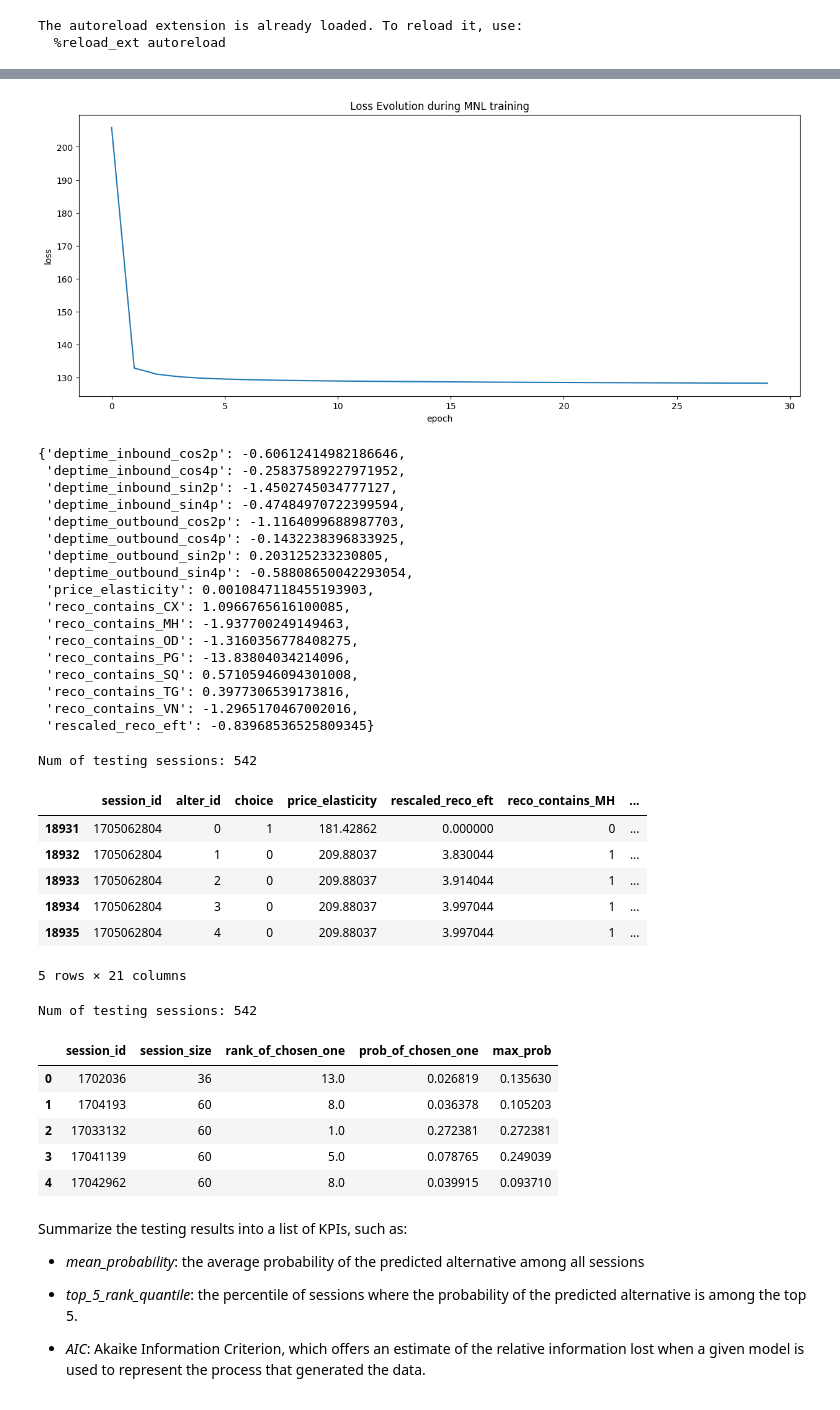
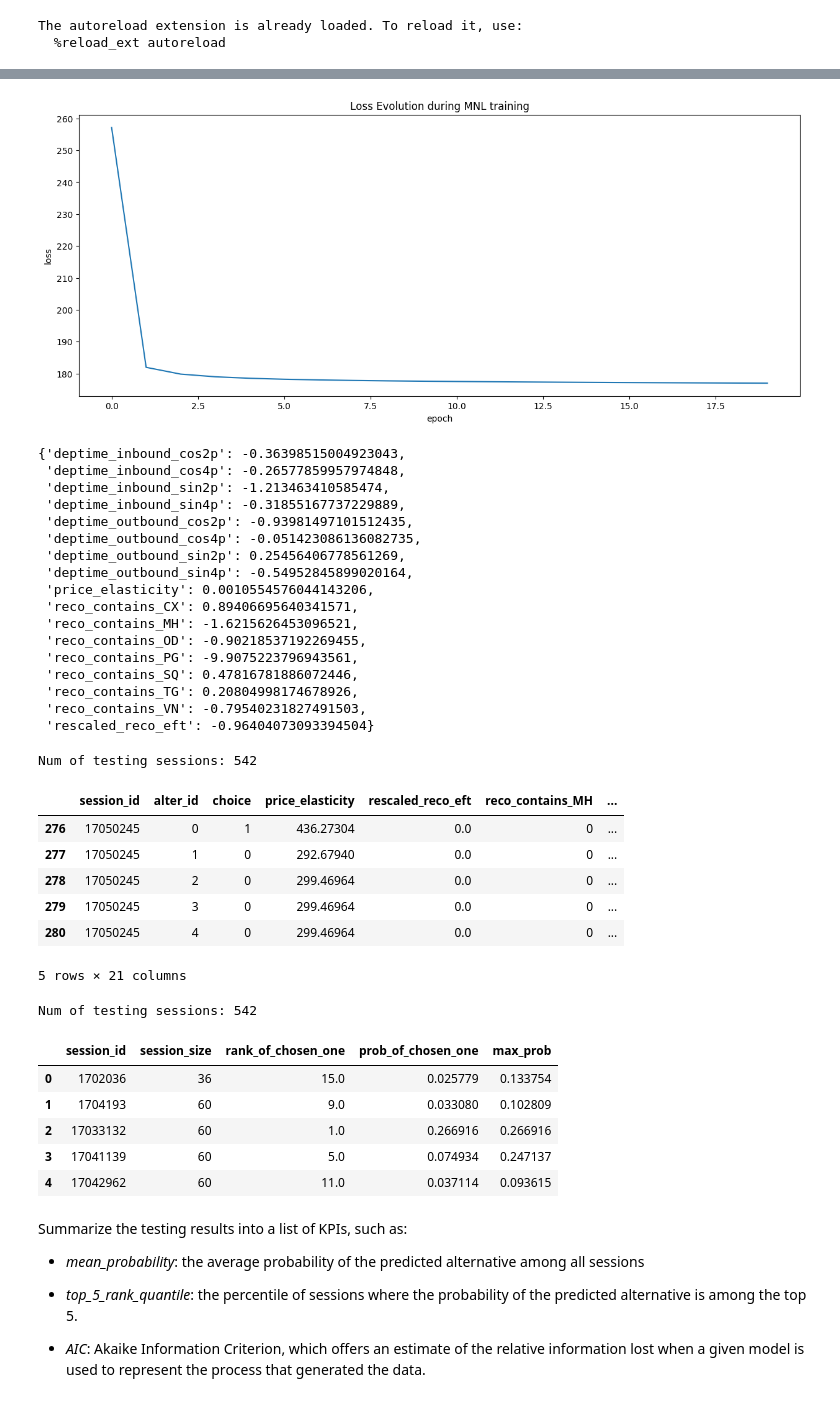
Before and after one commit to liaison/Multinomial-Logistic-Regression, a Jupyter notebook: demo.ipynb, the cells around one changed output, grey strips where cells are left out. Drawn from its saved outputs; the diff is of its cells as text; code cells hidden in the pictures.

```diff
--- a/demo.ipynb
+++ b/demo.ipynb
@@ -61,8 +61,8 @@ TRAIN_CONFIG = {
     #'MNL_features': MNL_features,
 
     # options: BinaryCrossEntropy, MaxLogLikelihood
-    'loss':  'MaxLogLikelihood',
-    #'loss':  'BinaryCrossEntropy',
+    #'loss':  'MaxLogLikelihood',
+    'loss':  'BinaryCrossEntropy',
 
     'optimizer': 'Adam',  # options:  Adam, RMSprop, SGD, LBFGS.
     # Adam would converge much faster
@@ -80,7 +80,7 @@ TRAIN_CONFIG = {
     #  although one might not have the most ideal performance, i.e. high top_5_rank etc.
     'weight_decay': 0, # Applicable to Adam, RMSprop and SGD
 
-    'epochs': 30,
+    'epochs': 20,
     'early_stop_min_delta': 1e-4,
     'patience': 5,
 
@@ -139,24 +139,24 @@ Final epoch: 29  loss: 128.33695212395338
-[figure, old version]
+[figure, new version]
 # %%
 model.get_feature_weights()
 # %% [output]
-{'deptime_inbound_cos2p': -0.60612414982186646,
- 'deptime_inbound_cos4p': -0.25837589227971952,
- 'deptime_inbound_sin2p': -1.4502745034777127,
- 'deptime_inbound_sin4p': -0.47484970722399594,
- 'deptime_outbound_cos2p': -1.1164099688987703,
- 'deptime_outbound_cos4p': -0.1432238396833925,
- 'deptime_outbound_sin2p': 0.203125233230805,
- 'deptime_outbound_sin4p': -0.58808650042293054,
- 'price_elasticity': 0.0010847118455193903,
- 'reco_contains_CX': 1.0966765616100085,
- 'reco_contains_MH': -1.937700249149463,
- 'reco_contains_OD': -1.3160356778408275,
- 'reco_contains_PG': -13.83804034214096,
- 'reco_contains_SQ': 0.57105946094301008,
- 'reco_contains_TG': 0.3977306539173816,
- 'reco_contains_VN': -1.2965170467002016,
- 'rescaled_reco_eft': -0.83968536525809345}
+{'deptime_inbound_cos2p': -0.36398515004923043,
+ 'deptime_inbound_cos4p': -0.26577859957974848,
+ 'deptime_inbound_sin2p': -1.213463410585474,
+ 'deptime_inbound_sin4p': -0.31855167737229889,
+ 'deptime_outbound_cos2p': -0.93981497101512435,
+ 'deptime_outbound_cos4p': -0.051423086136082735,
+ 'deptime_outbound_sin2p': 0.25456406778561269,
+ 'deptime_outbound_sin4p': -0.54952845899020164,
+ 'price_elasticity': 0.0010554576044143206,
+ 'reco_contains_CX': 0.89406695640341571,
+ 'reco_contains_MH': -1.6215626453096521,
+ 'reco_contains_OD': -0.90218537192269455,
+ 'reco_contains_PG': -9.9075223796943561,
+ 'reco_contains_SQ': 0.47816781886072446,
+ 'reco_contains_TG': 0.20804998174678926,
+ 'reco_contains_VN': -0.79540231827491503,
+ 'rescaled_reco_eft': -0.96404073093394504}
 # %%
 df_test = pd.read_csv('data/test_SINBKK_RT_B.csv')
 
@@ -166,11 +166,11 @@ test_results.head()
 # %% [output]
 Num of testing sessions: 542
 |  | session_id | alter_id | choice | price_elasticity | rescaled_reco_eft | reco_contains_MH | ... |
-| 18931 | 1705062804 | 0 | 1 | 181.42862 | 0.000000 | 0 | ... |
-| 18932 | 1705062804 | 1 | 0 | 209.88037 | 3.830044 | 1 | ... |
-| 18933 | 1705062804 | 2 | 0 | 209.88037 | 3.914044 | 1 | ... |
-| 18934 | 1705062804 | 3 | 0 | 209.88037 | 3.997044 | 1 | ... |
-| 18935 | 1705062804 | 4 | 0 | 209.88037 | 3.997044 | 1 | ... |
+| 276 | 17050245 | 0 | 1 | 436.27304 | 0.0 | 0 | ... |
+| 277 | 17050245 | 1 | 0 | 292.67940 | 0.0 | 0 | ... |
+| 278 | 17050245 | 2 | 0 | 299.46964 | 0.0 | 0 | ... |
+| 279 | 17050245 | 3 | 0 | 299.46964 | 0.0 | 0 | ... |
+| 280 | 17050245 | 4 | 0 | 299.46964 | 0.0 | 0 | ... |
 5 rows × 21 columns
 # %%
 # Test the model with the testing data
@@ -181,11 +181,11 @@ test_stats.head()
 # %% [output]
 Num of testing sessions: 542
 |  | session_id | session_size | rank_of_chosen_one | prob_of_chosen_one | max_prob |
-| 0 | 1702036 | 36 | 13.0 | 0.026819 | 0.135630 |
-| 1 | 1704193 | 60 | 8.0 | 0.036378 | 0.105203 |
-| 2 | 17033132 | 60 | 1.0 | 0.272381 | 0.272381 |
-| 3 | 17041139 | 60 | 5.0 | 0.078765 | 0.249039 |
-| 4 | 17042962 | 60 | 8.0 | 0.039915 | 0.093710 |
+| 0 | 1702036 | 36 | 15.0 | 0.025779 | 0.133754 |
+| 1 | 1704193 | 60 | 9.0 | 0.033080 | 0.102809 |
+| 2 | 17033132 | 60 | 1.0 | 0.266916 | 0.266916 |
+| 3 | 17041139 | 60 | 5.0 | 0.074934 | 0.247137 |
+| 4 | 17042962 | 60 | 11.0 | 0.037114 | 0.093615 |
 # %% [markdown]
 Summarize the testing results into a list of KPIs, such as:
 
```
Also changed, not shown: parts of 2 cells of this notebook.
